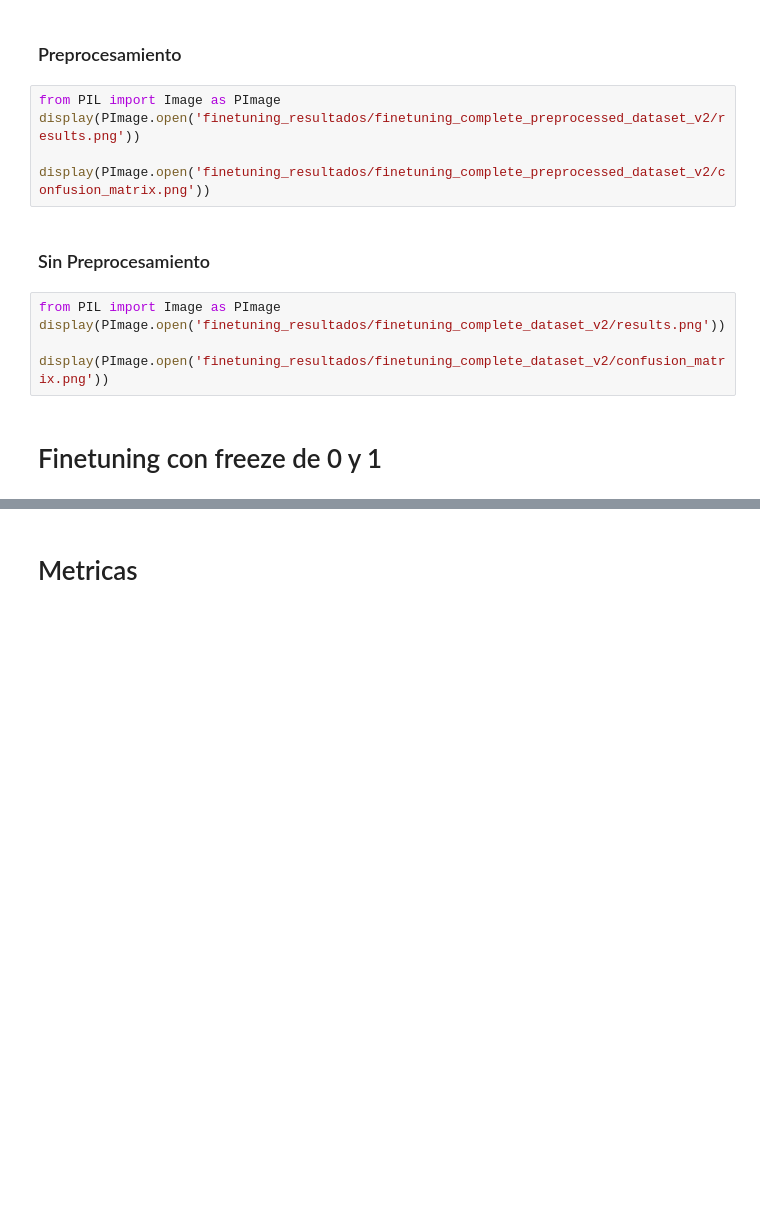
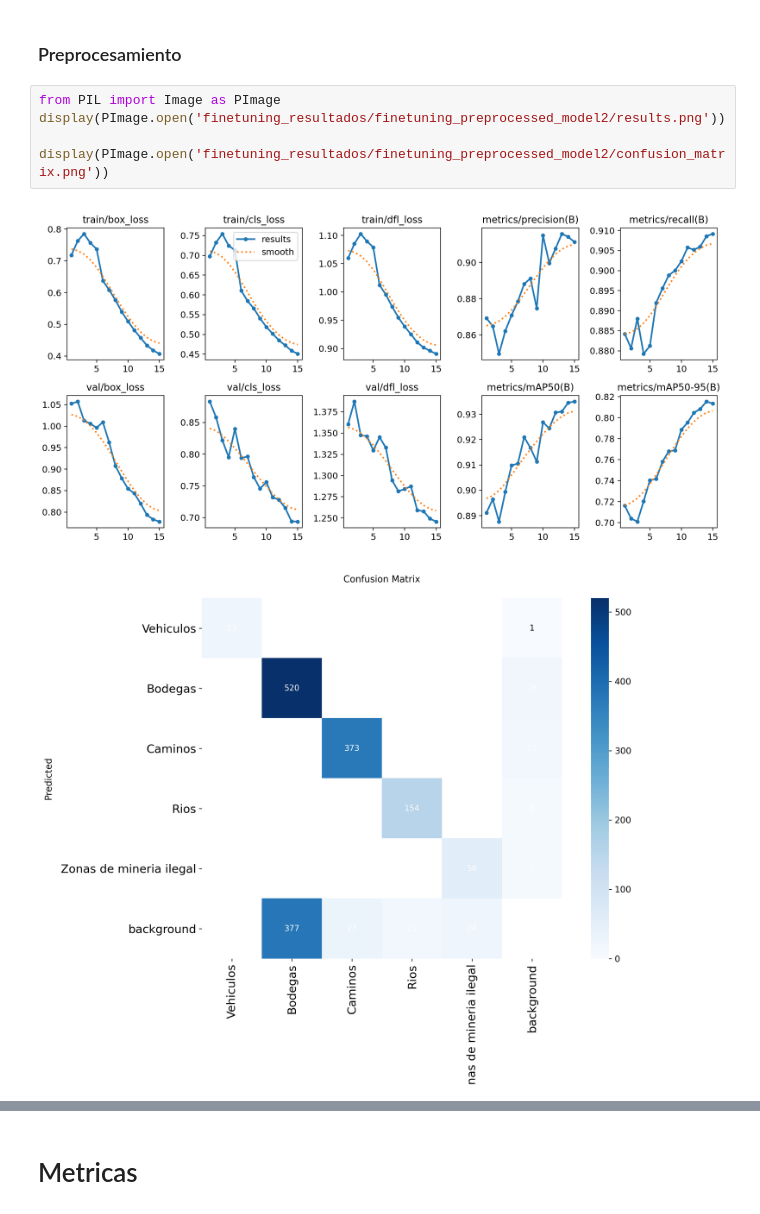
Before and after one commit to Tomas1307/FLIR_GPF2, a Jupyter notebook: modelo_YOLOCV.ipynb, the cells around one changed output, grey strips where cells are left out. Saved outputs shown, nothing was run; the diff lists cells and outputs as text; blank space fills up the shorter version.

```diff
--- a/modelo_YOLOCV.ipynb
+++ b/modelo_YOLOCV.ipynb
@@ -847,15 +161,9 @@ display(PImage.open('finetuning_resultados/finetuning_filtered_dataset_v2/confus
 ### Preprocesamiento
 # %%
 from PIL import Image as PImage
-display(PImage.open('finetuning_resultados/finetuning_complete_preprocessed_dataset_v2/results.png'))
+display(PImage.open('finetuning_resultados/finetuning_preprocessed_model2/results.png'))
 
-display(PImage.open('finetuning_resultados/finetuning_complete_preprocessed_dataset_v2/confusion_matrix.png'))
+display(PImage.open('finetuning_resultados/finetuning_preprocessed_model2/confusion_matrix.png'))
+# %% [output]
+[figure, added]
+[figure, added]
-# %% [markdown]
-### Sin Preprocesamiento
-# %%
-from PIL import Image as PImage
-display(PImage.open('finetuning_resultados/finetuning_complete_dataset_v2/results.png'))
-
-display(PImage.open('finetuning_resultados/finetuning_complete_dataset_v2/confusion_matrix.png'))
-# %% [markdown]
-# Finetuning con freeze de 0 y 1
```
Also changed, not shown: parts of 66 cells of this notebook, 3 other files.
